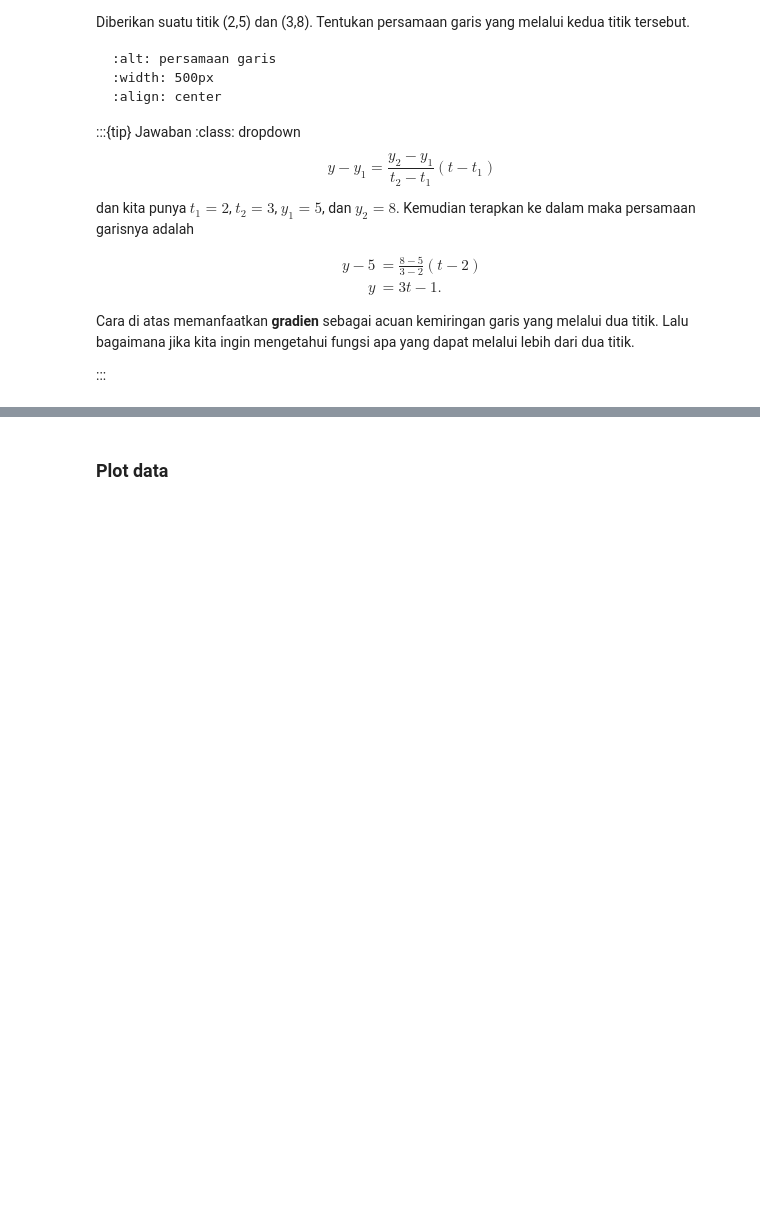
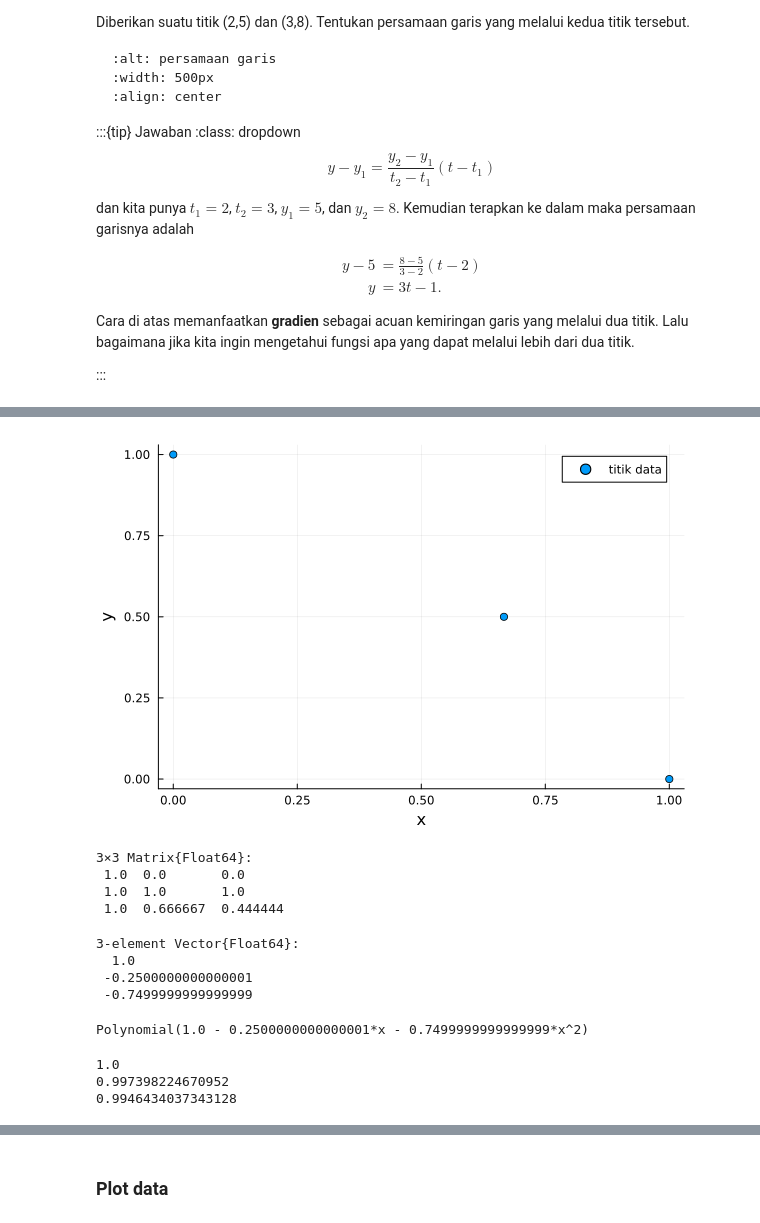
Before and after one commit to liebenlito/num-comp-julia, a Jupyter notebook: notebooks/pertemuan_4.1/interpolasi.ipynb, the cells around one changed output, grey strips where cells are left out. Cells and saved outputs as stored; diff of their text form; code cells hidden in the pictures; blank space fills up the shorter version.

```diff
--- a/notebooks/pertemuan_4.1/interpolasi.ipynb
+++ b/notebooks/pertemuan_4.1/interpolasi.ipynb
@@ -88,0 +137,38 @@ atau $V\textbf{c} = \textbf{y}$, dimana $V$ disebut juga dengan matriks **Vander
+# %%
+x = [0, 1, 2/3]
+y = [1, 0, 0.5]
+
+scatter(x, y, label="titik data",
+    xlabel="x",
+    ylabel="y"
+)
+# %% [output]
+[figure, added]
+# %%
+V = [x[i]^j for i=1:length(x), j=0:length(x)-1]
+V
+# %% [output]
+3×3 Matrix{Float64}:
+ 1.0  0.0       0.0
+ 1.0  1.0       1.0
+ 1.0  0.666667  0.444444
+# %%
+a = V \ y
+a
+# %% [output]
+3-element Vector{Float64}:
+  1.0
+ -0.2500000000000001
+ -0.7499999999999999
+# %%
+p = Polynomial(a)
+# %% [output]
+Polynomial(1.0 - 0.2500000000000001*x - 0.7499999999999999*x^2)
+# %%
+xx = range(0, 1, length=100)
+yy = p.(xx)
+foreach(println, yy[1:length(y)])
+# %% [output]
+1.0
+0.997398224670952
+0.9946434037343128
```
Also changed, not shown: parts of 9 cells of this notebook, 1 other file.
